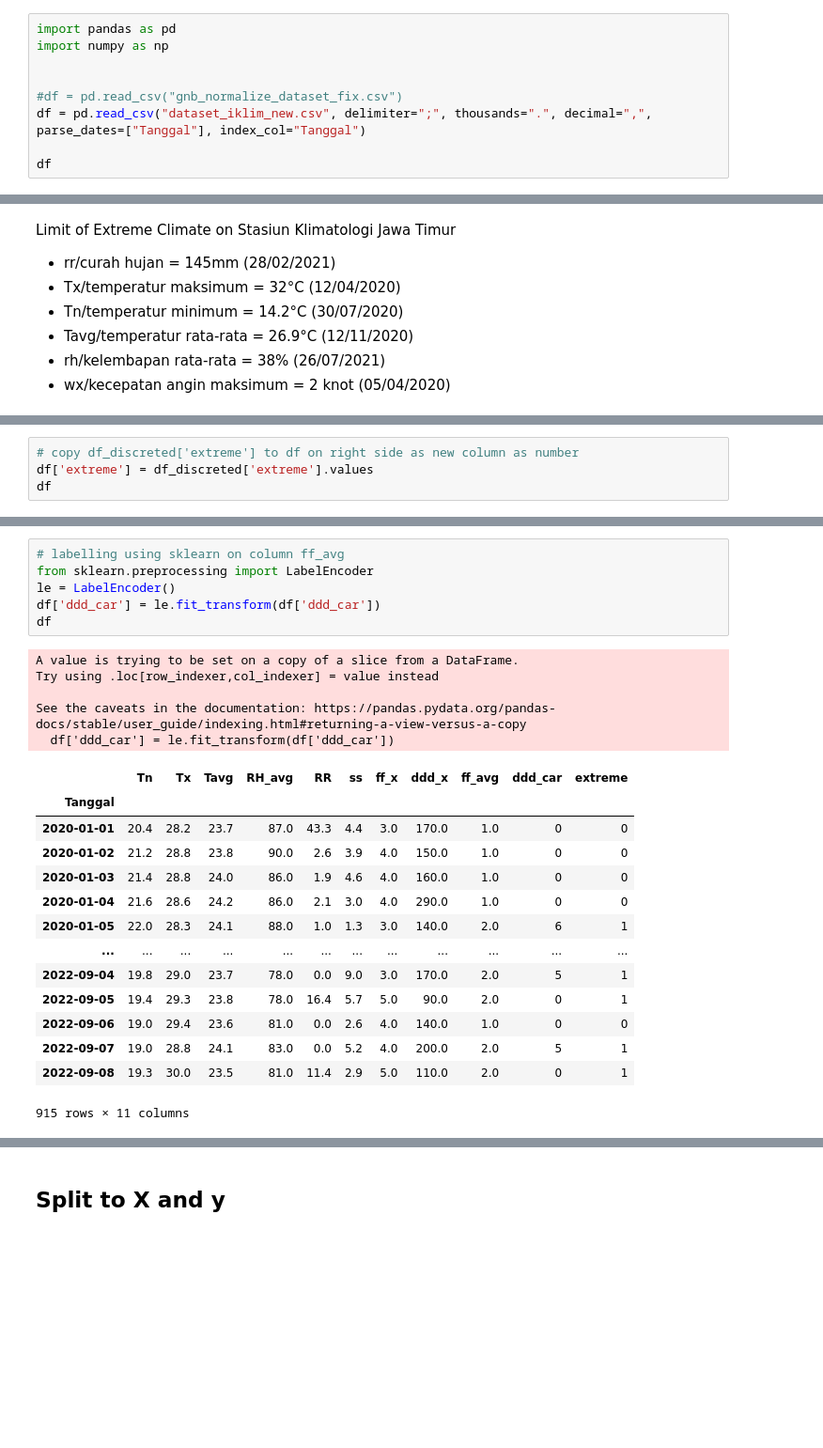
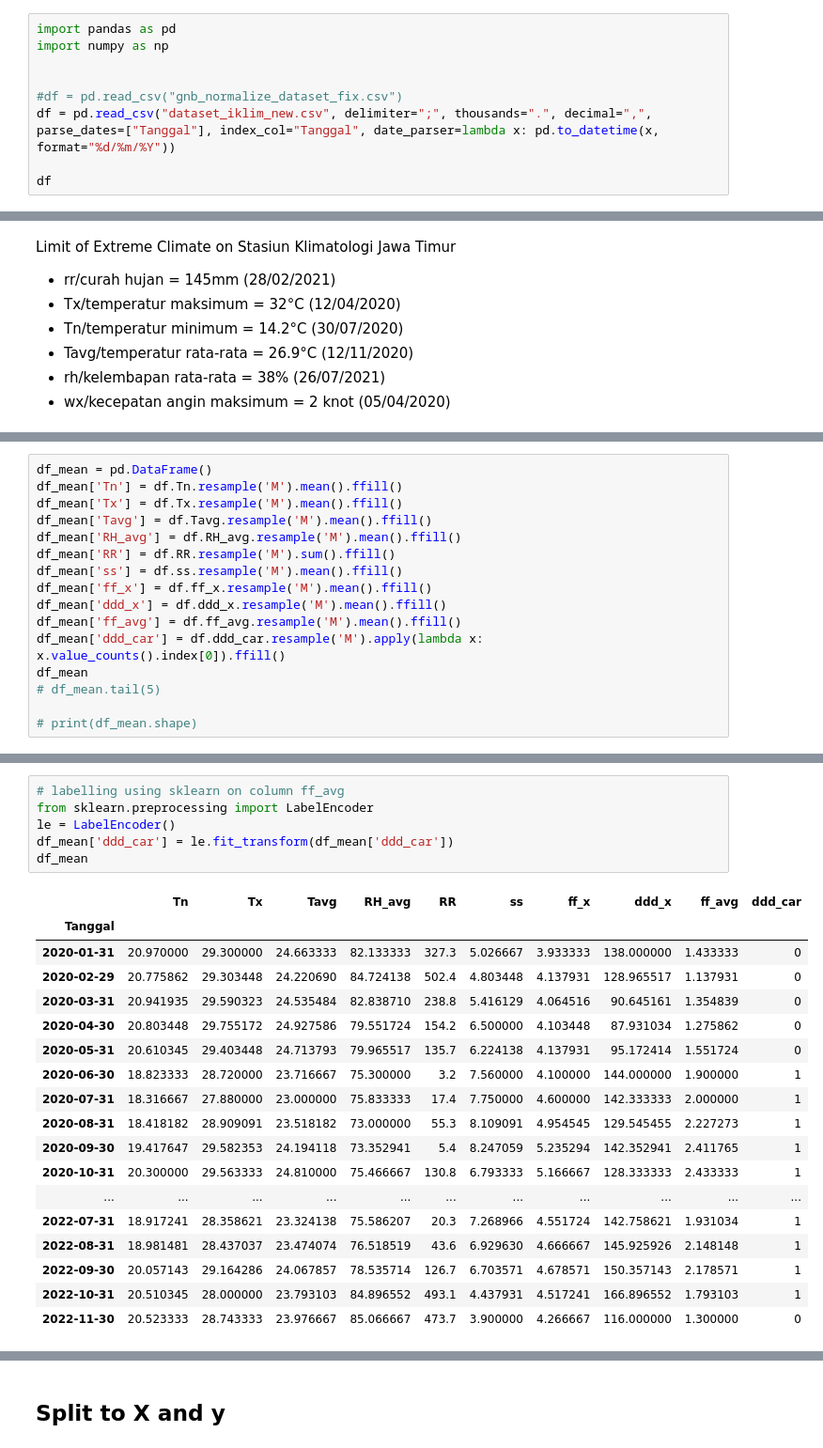
Before and after one commit to rachyharkov/pca-climate-data, a Jupyter notebook: notebook.ipynb, the cells around one changed output, grey strips where cells are left out. Shown at 94% size. Cells and saved outputs as stored; diff of their text form; blank space fills up the shorter version.

Commit message:
new row + recap Dataset to monthly (better acc)

```diff
--- a/notebook.ipynb
+++ b/notebook.ipynb
@@ -4,7 +4,7 @@ import numpy as np
 
 
 #df = pd.read_csv("gnb_normalize_dataset_fix.csv")
-df = pd.read_csv("dataset_iklim_new.csv", delimiter=";", thousands=".", decimal=",", parse_dates=["Tanggal"], index_col="Tanggal")
+df = pd.read_csv("dataset_iklim_new.csv", delimiter=";", thousands=".", decimal=",", parse_dates=["Tanggal"], index_col="Tanggal", date_parser=lambda x: pd.to_datetime(x, format="%d/%m/%Y"))
 
 df
 # %% [output]
@@ -197,4 +122,0 @@ df_discreted
-# %%
-# copy df_discreted['extreme'] to df on right side as new column as number
-df['extreme'] = df_discreted['extreme'].values
-df
@@ -220,0 +123,16 @@ See the caveats in the documentation: https://pandas.pydata.org/pandas-docs/stab
+# %%
+df_mean = pd.DataFrame()
+df_mean['Tn'] = df.Tn.resample('M').mean().ffill()
+df_mean['Tx'] = df.Tx.resample('M').mean().ffill()
+df_mean['Tavg'] = df.Tavg.resample('M').mean().ffill()
+df_mean['RH_avg'] = df.RH_avg.resample('M').mean().ffill()
+df_mean['RR'] = df.RR.resample('M').sum().ffill()
+df_mean['ss'] = df.ss.resample('M').mean().ffill()
+df_mean['ff_x'] = df.ff_x.resample('M').mean().ffill()
+df_mean['ddd_x'] = df.ddd_x.resample('M').mean().ffill()
+df_mean['ff_avg'] = df.ff_avg.resample('M').mean().ffill()
+df_mean['ddd_car'] = df.ddd_car.resample('M').apply(lambda x: x.value_counts().index[0]).ffill()
+df_mean
+# df_mean.tail(5)
+
+# print(df_mean.shape)
@@ -221,26 +158,25 @@ See the caveats in the documentation: https://pandas.pydata.org/pandas-docs/stab
 # %%
 # labelling using sklearn on column ff_avg
 from sklearn.preprocessing import LabelEncoder
 le = LabelEncoder()
-df['ddd_car'] = le.fit_transform(df['ddd_car'])
-df
+df_mean['ddd_car'] = le.fit_transform(df_mean['ddd_car'])
+df_mean
 # %% [output]
-A value is trying to be set on a copy of a slice from a DataFrame.
-Try using .loc[row_indexer,col_indexer] = value instead
-
-See the caveats in the documentation: https://pandas.pydata.org/pandas-docs/stable/user_guide/indexing.html#returning-a-view-versus-a-copy
-  df['ddd_car'] = le.fit_transform(df['ddd_car'])
-|  | Tn | Tx | Tavg | RH_avg | RR | ss | ff_x | ddd_x | ff_avg | ddd_car | extreme |
-| Tanggal |  |  |  |  |  |  |  |  |  |  |  |
-| 2020-01-01 | 20.4 | 28.2 | 23.7 | 87.0 | 43.3 | 4.4 | 3.0 | 170.0 | 1.0 | 0 | 0 |
-| 2020-01-02 | 21.2 | 28.8 | 23.8 | 90.0 | 2.6 | 3.9 | 4.0 | 150.0 | 1.0 | 0 | 0 |
-| 2020-01-03 | 21.4 | 28.8 | 24.0 | 86.0 | 1.9 | 4.6 | 4.0 | 160.0 | 1.0 | 0 | 0 |
-| 2020-01-04 | 21.6 | 28.6 | 24.2 | 86.0 | 2.1 | 3.0 | 4.0 | 290.0 | 1.0 | 0 | 0 |
-| 2020-01-05 | 22.0 | 28.3 | 24.1 | 88.0 | 1.0 | 1.3 | 3.0 | 140.0 | 2.0 | 6 | 1 |
-| ... | ... | ... | ... | ... | ... | ... | ... | ... | ... | ... | ... |
-| 2022-09-04 | 19.8 | 29.0 | 23.7 | 78.0 | 0.0 | 9.0 | 3.0 | 170.0 | 2.0 | 5 | 1 |
-| 2022-09-05 | 19.4 | 29.3 | 23.8 | 78.0 | 16.4 | 5.7 | 5.0 | 90.0 | 2.0 | 0 | 1 |
-| 2022-09-06 | 19.0 | 29.4 | 23.6 | 81.0 | 0.0 | 2.6 | 4.0 | 140.0 | 1.0 | 0 | 0 |
-| 2022-09-07 | 19.0 | 28.8 | 24.1 | 83.0 | 0.0 | 5.2 | 4.0 | 200.0 | 2.0 | 5 | 1 |
-| 2022-09-08 | 19.3 | 30.0 | 23.5 | 81.0 | 11.4 | 2.9 | 5.0 | 110.0 | 2.0 | 0 | 1 |
+|  | Tn | Tx | Tavg | RH_avg | RR | ss | ff_x | ddd_x | ff_avg | ddd_car |
+| Tanggal |  |  |  |  |  |  |  |  |  |  |
+| 2020-01-31 | 20.970000 | 29.300000 | 24.663333 | 82.133333 | 327.3 | 5.026667 | 3.933333 | 138.000000 | 1.433333 | 0 |
+| 2020-02-29 | 20.775862 | 29.303448 | 24.220690 | 84.724138 | 502.4 | 4.803448 | 4.137931 | 128.965517 | 1.137931 | 0 |
+| 2020-03-31 | 20.941935 | 29.590323 | 24.535484 | 82.838710 | 238.8 | 5.416129 | 4.064516 | 90.645161 | 1.354839 | 0 |
+| 2020-04-30 | 20.803448 | 29.755172 | 24.927586 | 79.551724 | 154.2 | 6.500000 | 4.103448 | 87.931034 | 1.275862 | 0 |
+| 2020-05-31 | 20.610345 | 29.403448 | 24.713793 | 79.965517 | 135.7 | 6.224138 | 4.137931 | 95.172414 | 1.551724 | 0 |
+| 2020-06-30 | 18.823333 | 28.720000 | 23.716667 | 75.300000 | 3.2 | 7.560000 | 4.100000 | 144.000000 | 1.900000 | 1 |
+| 2020-07-31 | 18.316667 | 27.880000 | 23.000000 | 75.833333 | 17.4 | 7.750000 | 4.600000 | 142.333333 | 2.000000 | 1 |
+| 2020-08-31 | 18.418182 | 28.909091 | 23.518182 | 73.000000 | 55.3 | 8.109091 | 4.954545 | 129.545455 | 2.227273 | 1 |
+| 2020-09-30 | 19.417647 | 29.582353 | 24.194118 | 73.352941 | 5.4 | 8.247059 | 5.235294 | 142.352941 | 2.411765 | 1 |
+| 2020-10-31 | 20.300000 | 29.563333 | 24.810000 | 75.466667 | 130.8 | 6.793333 | 5.166667 | 128.333333 | 2.433333 | 1 |
+| ... | ... | ... | ... | ... | ... | ... | ... | ... | ... | ... |
+| 2022-07-31 | 18.917241 | 28.358621 | 23.324138 | 75.586207 | 20.3 | 7.268966 | 4.551724 | 142.758621 | 1.931034 | 1 |
+| 2022-08-31 | 18.981481 | 28.437037 | 23.474074 | 76.518519 | 43.6 | 6.929630 | 4.666667 | 145.925926 | 2.148148 | 1 |
+| 2022-09-30 | 20.057143 | 29.164286 | 24.067857 | 78.535714 | 126.7 | 6.703571 | 4.678571 | 150.357143 | 2.178571 | 1 |
+| 2022-10-31 | 20.510345 | 28.000000 | 23.793103 | 84.896552 | 493.1 | 4.437931 | 4.517241 | 166.896552 | 1.793103 | 1 |
+| 2022-11-30 | 20.523333 | 28.743333 | 23.976667 | 85.066667 | 473.7 | 3.900000 | 4.266667 | 116.000000 | 1.300000 | 0 |
-915 rows × 11 columns
```
Also changed, not shown: parts of 22 cells of this notebook, 1 other file.
